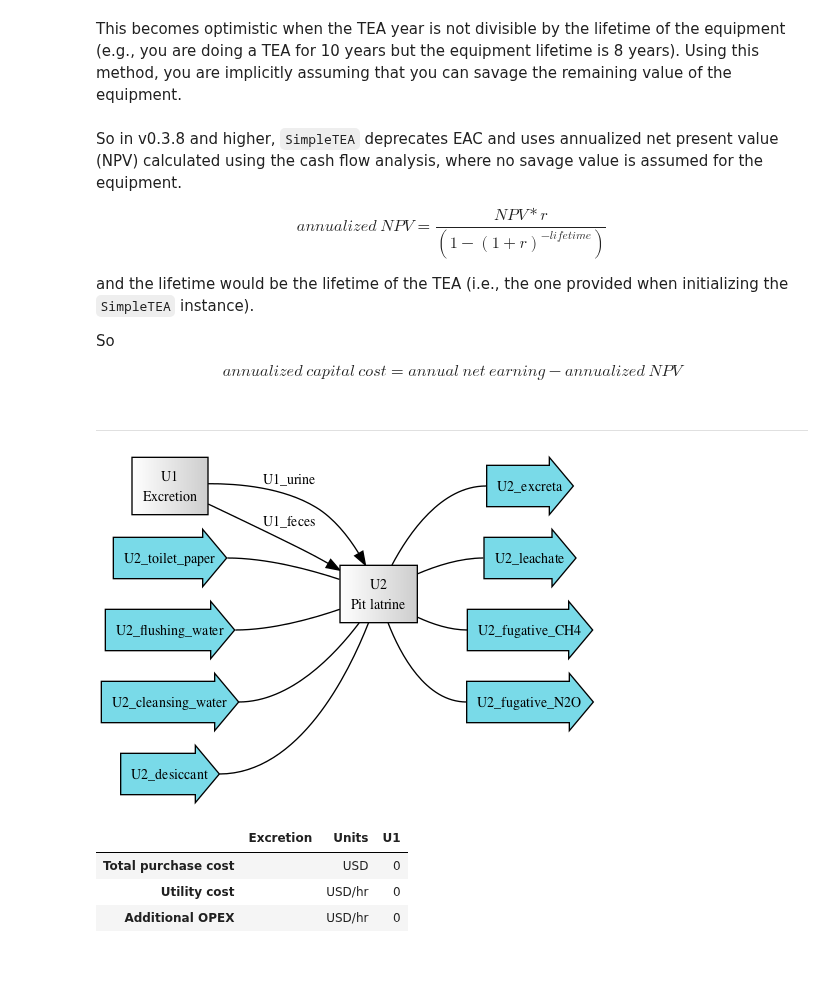
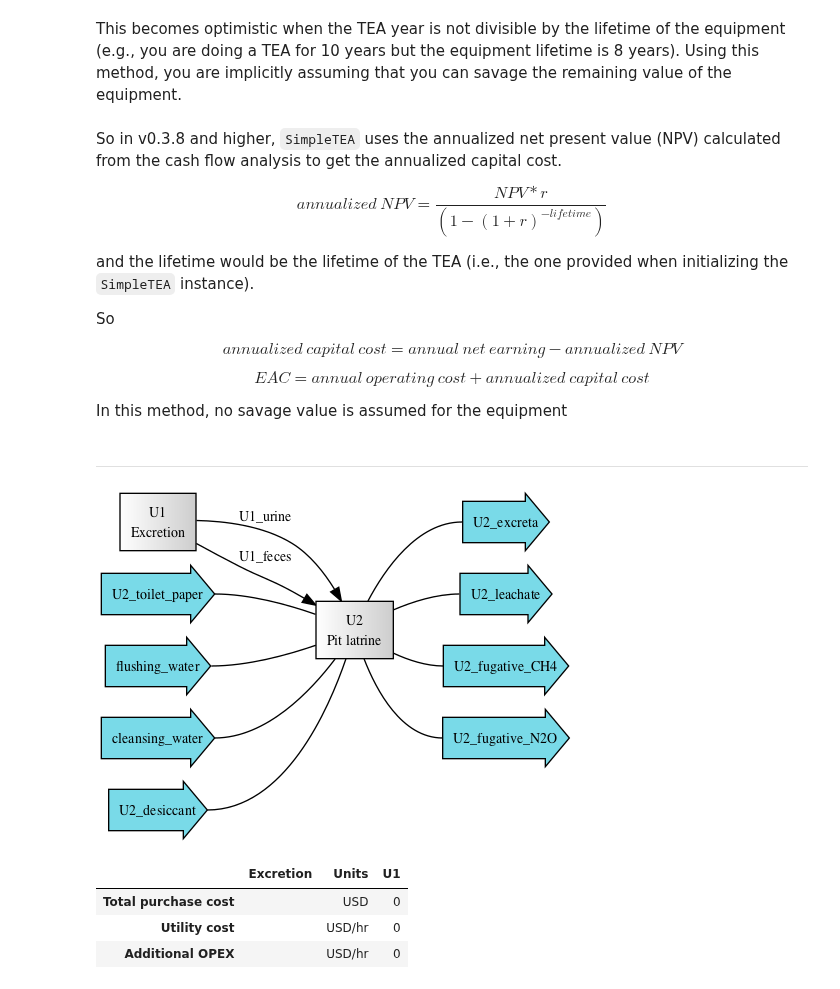
Before and after one commit to QSD-Group/QSDsan, a Jupyter notebook: docs/source/tutorials/7_TEA.ipynb, the cells around one changed output. Saved outputs shown, nothing was run; the diff lists cells and outputs as text; code cells hidden in the pictures.

```diff
--- a/docs/source/tutorials/7_TEA.ipynb
+++ b/docs/source/tutorials/7_TEA.ipynb
@@ -45,7 +45,7 @@ where `r` is the discount rate, and `lifetime` will be:
 # %% [markdown]
 This becomes optimistic when the TEA year is not divisible by the lifetime of the equipment (e.g., you are doing a TEA for 10 years but the equipment lifetime is 8 years). Using this method, you are implicitly assuming that you can savage the remaining value of the equipment.
 # %% [markdown]
-So in v0.3.8 and higher, `SimpleTEA` deprecates EAC and uses annualized net present value (NPV) calculated using the cash flow analysis, where no savage value is assumed for the equipment.
+So in v0.3.8 and higher, `SimpleTEA` uses the annualized net present value (NPV) calculated from the cash flow analysis to get the annualized capital cost.
 
 $$
 annualized\ NPV = \frac{NPV*r}{(1-(1+r)^{-lifetime})}
@@ -58,28 +58,38 @@ So
 $$
 annualized\ capital\ cost = annual\ net\ earning - annualized\ NPV
 $$
+
+$$
+EAC = annual\ operating\ cost + annualized\ capital\ cost
+$$
+
+In this method, no savage value is assumed for the equipment
 # %% [markdown]
 ---
 # %%
 # Let use an example to illustrate this,
 # here I'm using some modules from `exposan`
 import biosteam as bst
 from exposan import bwaise as bw
 su = qs.sanunits
 cmps = bw.cmps
 qs.set_thermo(cmps)
 
+# Let's assume that the water costs $USD/kg
+flushing_water = qs.WasteStream('flushing_water', price=0.1)
+cleansing_water = qs.WasteStream('cleansing_water', price=0.1)
+
 U1 = su.Excretion('U1', outs=('U1_urine', 'U1_feces'))
-U2 = su.PitLatrine('U2', ins=(U1-0, U1-1, 'U2_toilet_paper', 'U2_flushing_water',
-                              'U2_cleansing_water', 'U2_desiccant'),
+U2 = su.PitLatrine('U2', ins=(U1-0, U1-1, 'U2_toilet_paper', flushing_water,
+                              cleansing_water, 'U2_desiccant'),
                    outs=('U2_excreta', 'U2_leachate', 'U2_fugative_CH4', 'U2_fugative_N2O'),
                    N_user=4, N_toilet=2,
                   decay_k_COD=3, decay_k_N=3, max_CH4_emission=0.25)
-sys1 = bst.System('sys1', path=(U1, U2))
+sys1 = qs.System('sys1', path=(U1, U2))
 sys1.simulate()
 sys1.diagram()
 # %% [output]
-[figure, old version]
+[figure, new version]
 # %%
 #  There is no costs associated with the Excretion unit
 U1.results()
```
Also changed, not shown: parts of 5 cells of this notebook, 2 other files.
